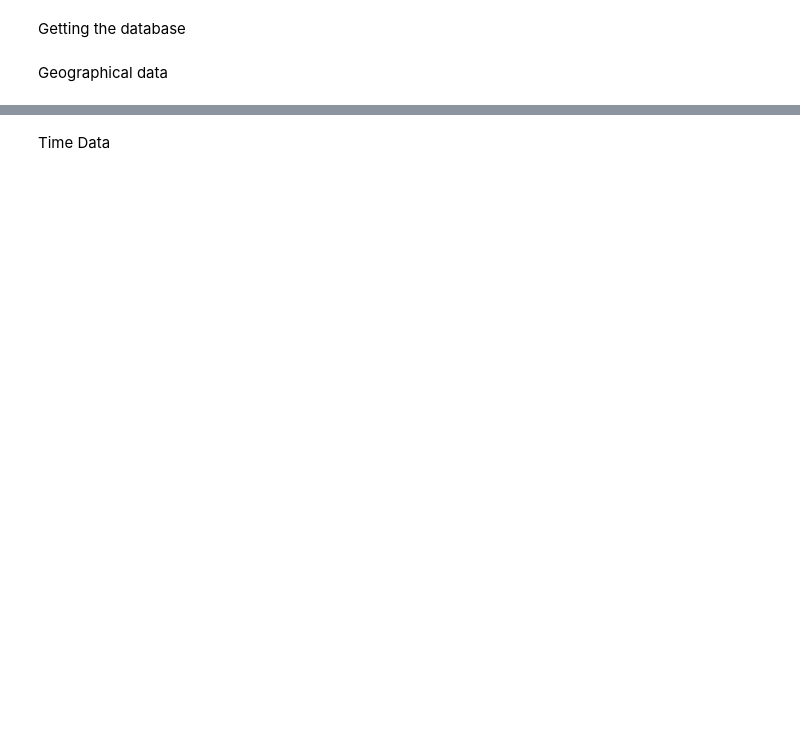
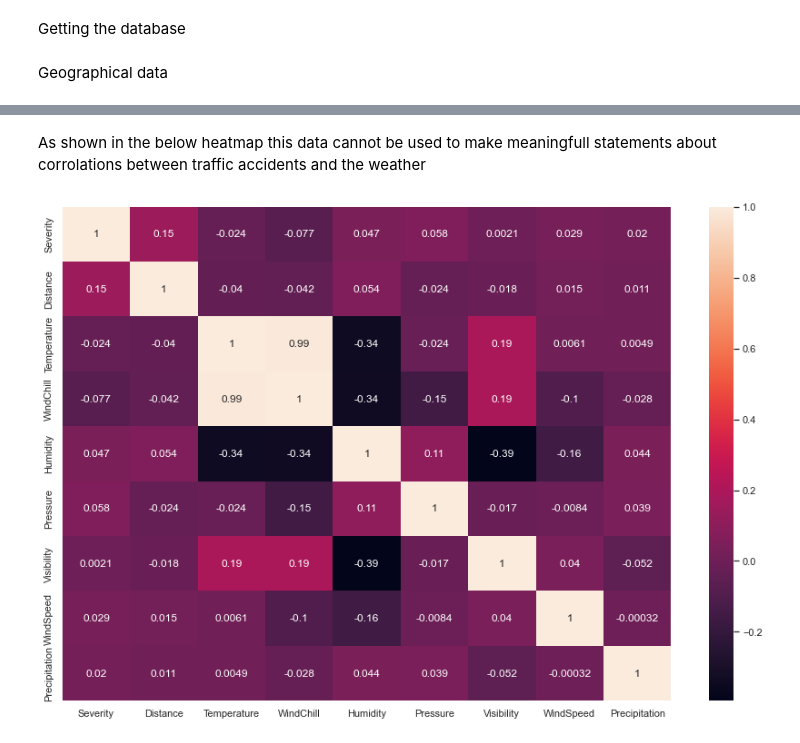
Before and after one commit to ololili/DataOpdrdacht2, a Jupyter notebook: DataExploration.ipynb, the cells around one changed output, grey strips where cells are left out. Cells and saved outputs as stored; diff of their text form; code cells hidden in the pictures; blank space fills up the shorter version.

Commit message:
Examined the effects of weather and traffic conditions

```diff
--- a/DataExploration.ipynb
+++ b/DataExploration.ipynb
@@ -38,2 +40,0 @@ plt.show()
-# %% [markdown]
-Time Data
@@ -46,0 +41,37 @@ plt.show()
+# %%
+df = pd.read_csv("DataSubsetRaw.csv")
+df = refine_df(df)
+traffic_columns = ["Amenity",
+                   "Bump",
+                   "Crossing",
+                   "GiveWay",
+                   "Junction",
+                   "NoExit",
+                   "Railway",
+                   "Roundabout",
+                   "Station",
+                   "Stop",
+                   "TrafficCalming",
+                   "TrafficSignal",
+                   "TurningLoop"]
+traffic_df = df.loc[:, ["Severity", "Duration", "Distance", *traffic_columns]]
+traffic_df["Duration"] = pd.Series([dur.total_seconds() for dur in traffic_df["Duration"]])
+
+weather_columns = ["Temperature",
+                   "WindChill",
+                   "Humidity",
+                   "Pressure",
+                   "Visibility",
+                   "WindDirection",
+                   "WindSpeed",
+                   "Precipitation",
+                   "WeatherCondition"]
+weather_df = df.loc[:, ["Severity", "Duration", "Distance", *weather_columns]]
+# %% [markdown]
+As shown in the below heatmap this data cannot be used to make meaningfull statements about corrolations between traffic accidents and the weather
+# %%
+sns.set(rc = {'figure.figsize':(15, 10)})
+sns.heatmap(weather_df.corr(), annot = True)
+plt.show()
+# %% [output]
+[figure, added]
```
Also changed, not shown: parts of 10 cells of this notebook.
